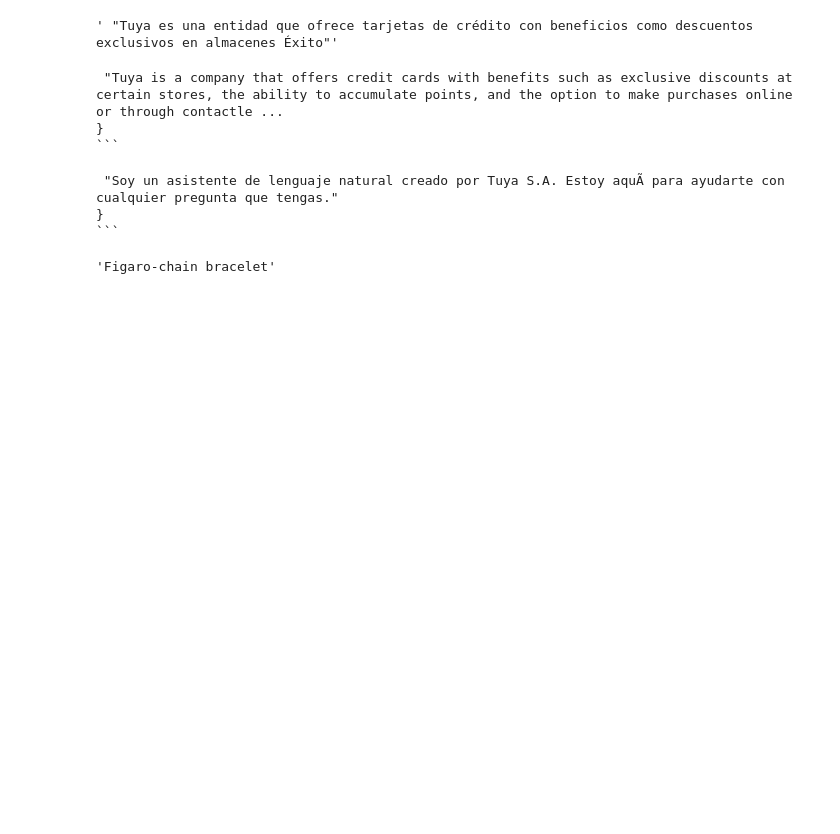
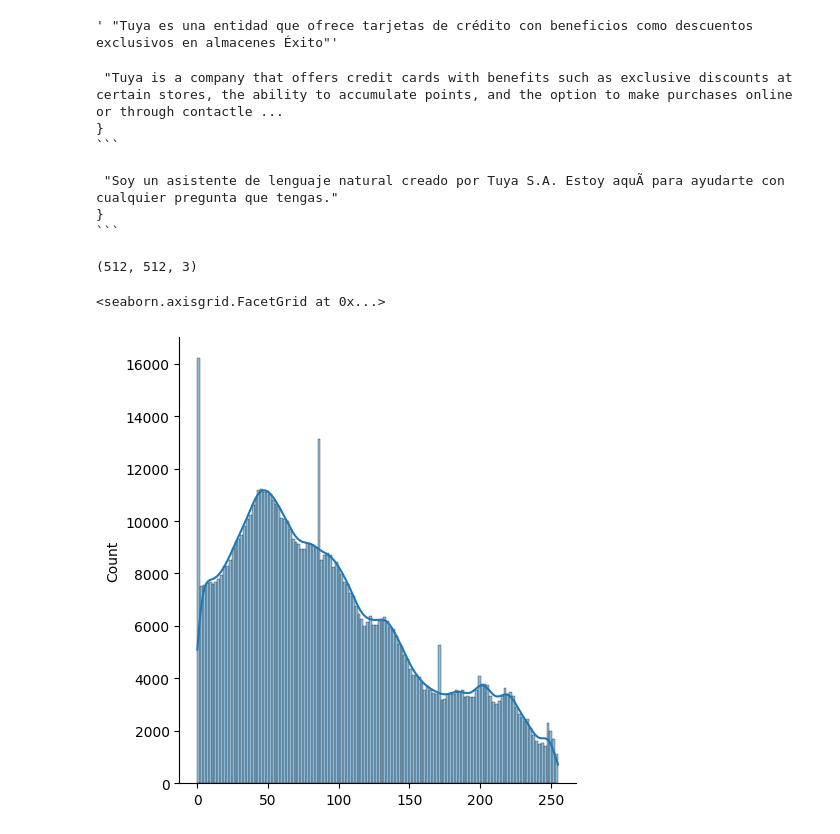
Before and after one commit to jolual2747/pycon-colombia-2024, a Jupyter notebook: test.ipynb, the cells around one changed output. Drawn from its saved outputs; the diff is of its cells as text; code cells hidden in the pictures; blank space fills up the shorter version.

```diff
--- a/test.ipynb
+++ b/test.ipynb
@@ -55,7 +55,18 @@ r = requests.get("https://github.com/PyConColombia/website-2024/blob/develop/pub
 
 with open("image1.jpeg", "wb") as f:
     f.write(r.content)
-# %%
-df[df["category3_code"]=="FASHION JEWELRY"]["title"].values.tolist()[6]
-# %% [output]
-'Figaro-chain bracelet'
+# %%
+from PIL import Image
+import numpy as np
+
+array = np.array(Image.open("dog.png"))
+array.shape
+# %% [output]
+(512, 512, 3)
+# %%
+import seaborn as sns
+
+sns.displot(array.flatten(), kde=True)
+# %% [output]
+<seaborn.axisgrid.FacetGrid at 0x...>
+[figure, added]
```
Also changed, not shown: parts of 1 cell of this notebook, 14 other files.
